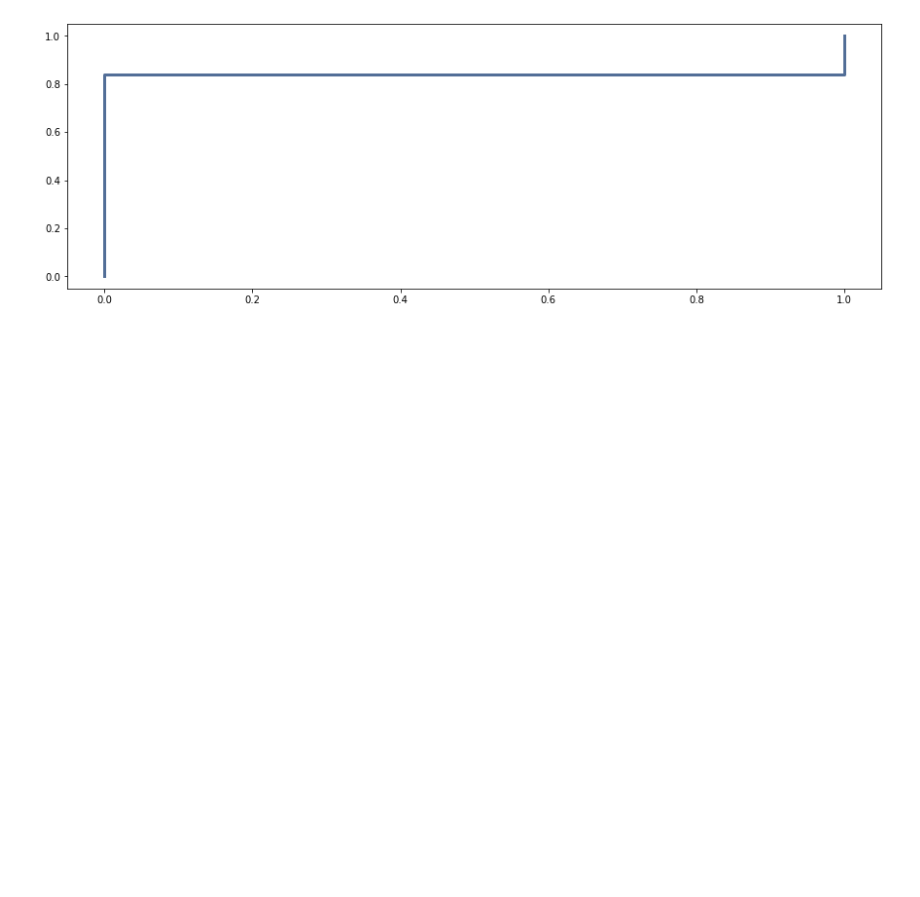
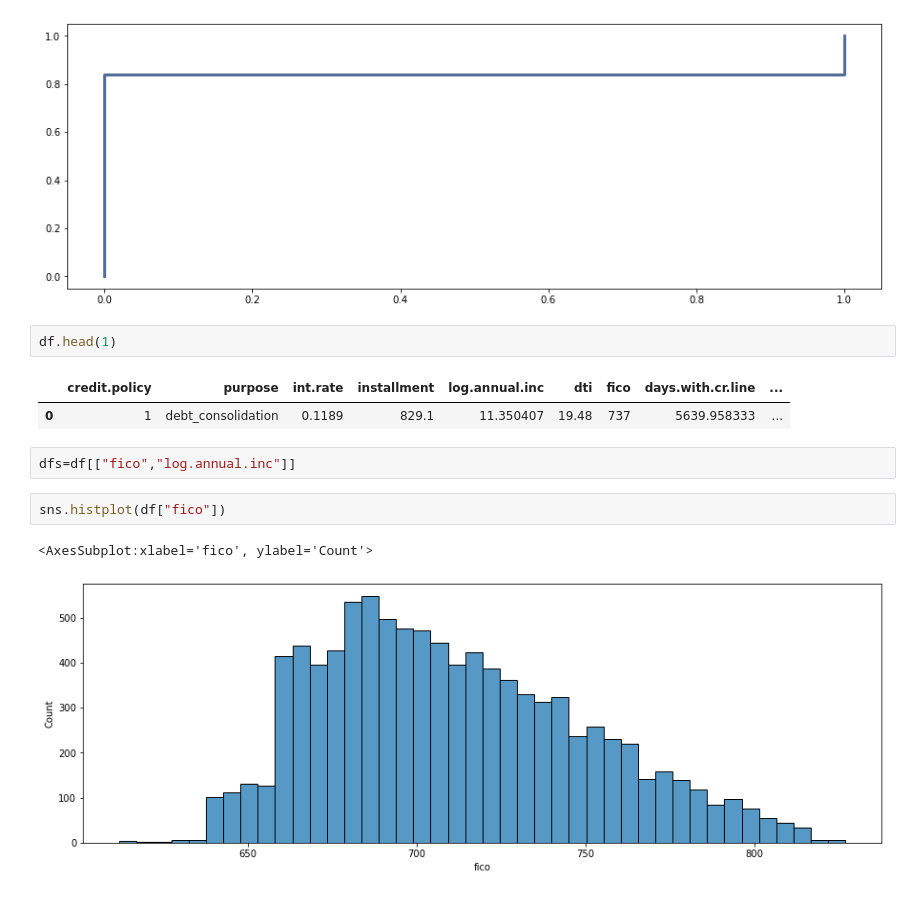
Before and after one commit to SidhST12/DATA_3450_Quiz_2, a Jupyter notebook: quiz_2_1221_start.ipynb, the cells around one changed output. Drawn from its saved outputs; the diff is of its cells as text; blank space fills up the shorter version.

```diff
--- a/quiz_2_1221_start.ipynb
+++ b/quiz_2_1221_start.ipynb
@@ -365,3 +365,15 @@ thinkplot.cdf(new_obj1)
 # %% [output]
 {'xscale': 'linear', 'yscale': 'linear'}
 [figure]
+# %%
+df.head(1)
+# %% [output]
+|  | credit.policy | purpose | int.rate | installment | log.annual.inc | dti | fico | days.with.cr.line | ... |
+| 0 | 1 | debt_consolidation | 0.1189 | 829.1 | 11.350407 | 19.48 | 737 | 5639.958333 | ... |
+# %%
+dfs=df[["fico","log.annual.inc"]]
+# %%
+sns.histplot(df["fico"])
+# %% [output]
+<AxesSubplot:xlabel='fico', ylabel='Count'>
+[figure, added]
```
Also changed, not shown: parts of 2 cells of this notebook.
